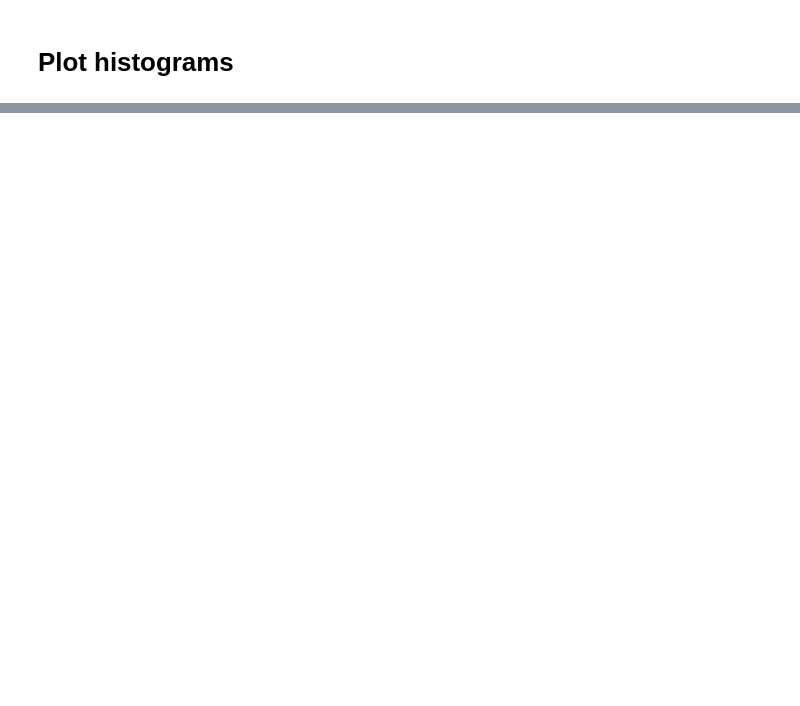
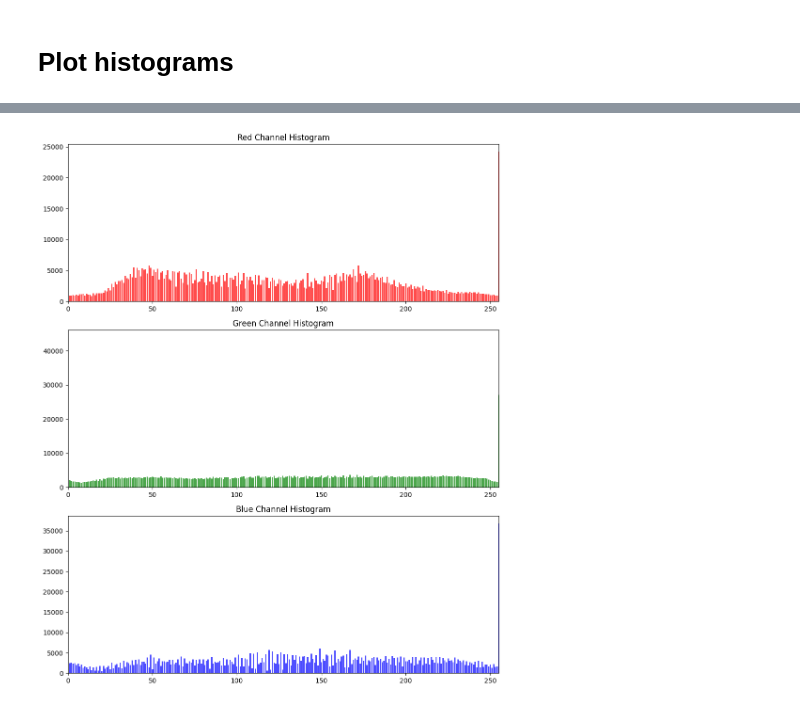
Before and after one commit to kristjan-kostanjsek/HPC-Assignments, a Jupyter notebook: Assignment_2/plot_hist.ipynb, the cells around one changed output, grey strips where cells are left out. Cells and saved outputs as stored; diff of their text form; code cells hidden in the pictures; blank space fills up the shorter version.

```diff
--- a/Assignment_2/plot_hist.ipynb
+++ b/Assignment_2/plot_hist.ipynb
@@ -23,0 +43,4 @@ sum(old_hist), sum(new_hist), 1024*768
+# %%
+plot_rgb_histograms('test.png')
+# %% [output]
+[figure, added]
```
Also changed, not shown: parts of 7 cells of this notebook, 6 other files.
